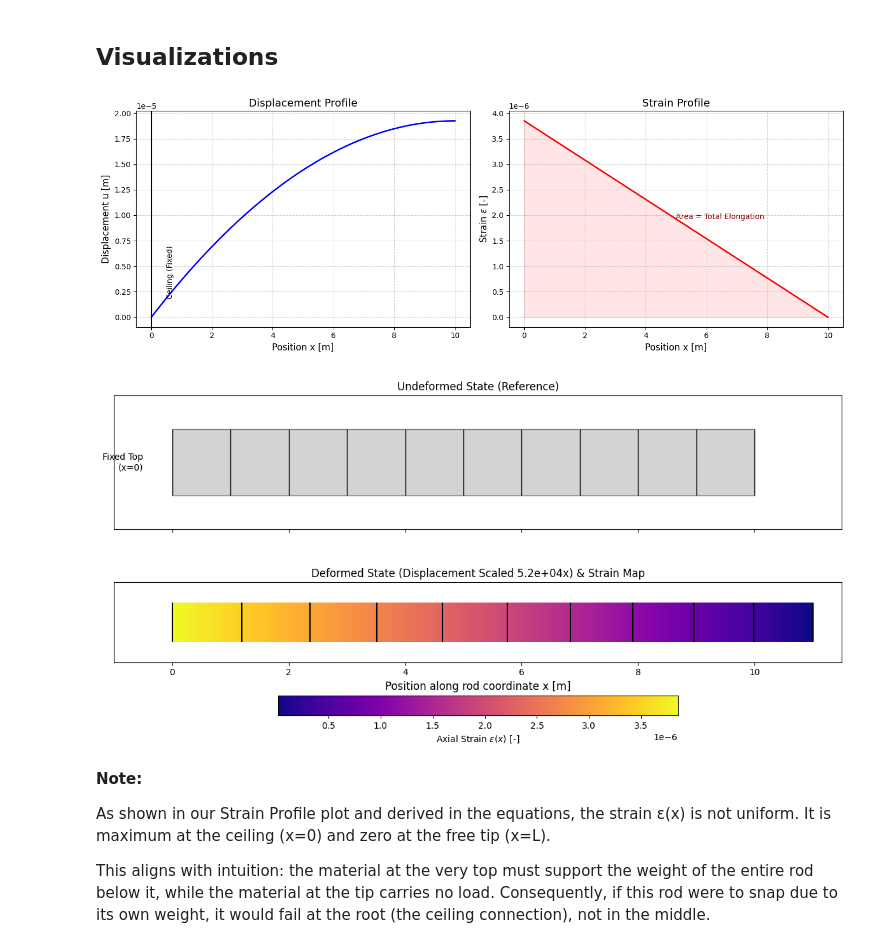
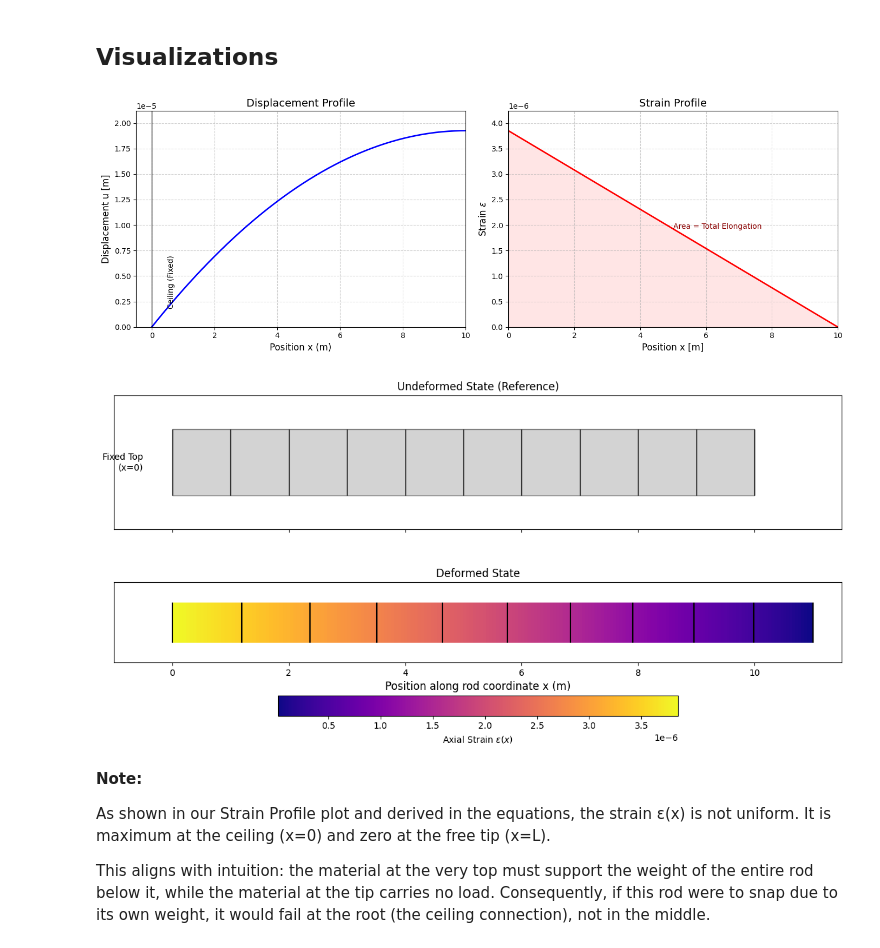
Before and after one commit to s-tirmizi/finite-element-analysis, a Jupyter notebook: 02_balance_of_linear_momentum.ipynb, the cells around one changed output. Cells and saved outputs as stored; diff of their text form; code cells hidden in the pictures.

```diff
--- a/02_balance_of_linear_momentum.ipynb
+++ b/02_balance_of_linear_momentum.ipynb
@@ -173,31 +175,35 @@ Maximum Strain (at root):   3.850e-06
 # %%
 # Create a figure with two subplots
 fig, ax = plt.subplots(1, 2, figsize=(14, 5))
 
 # Displacement u(x)
 ax[0].plot(x_domain, u_exact, label='Analytical u(x)', color='blue', linewidth=2)
 ax[0].set_title("Displacement Profile", fontsize=14)
-ax[0].set_xlabel("Position x [m]", fontsize=12)
-ax[0].set_ylabel("Displacement u [m]", fontsize=12)
+ax[0].set_xlabel("Position x (m)", fontsize=12)
+ax[0].set_ylabel("Displacement u (m)", fontsize=12)
 ax[0].grid(True, linestyle='--', alpha=0.6)
 ax[0].axvline(0, color='black', linewidth=1) # Ceiling
 ax[0].text(0.5, u_max*0.1, 'Ceiling (Fixed)', rotation=90)
+ax[0].set_xlim(-0.5, L)
+ax[0].set_ylim(0, u_max*1.1)
 
 # Strain epsilon(x)
 ax[1].plot(x_domain, eps_exact, label='Analytical Strain', color='red', linewidth=2)
 ax[1].set_title("Strain Profile", fontsize=14)
 ax[1].set_xlabel("Position x [m]", fontsize=12)
-ax[1].set_ylabel("Strain $\epsilon$ [-]", fontsize=12)
+ax[1].set_ylabel("Strain $\epsilon$", fontsize=12)
 ax[1].grid(True, linestyle='--', alpha=0.6)
+ax[1].set_xlim(0, L)
+ax[1].set_ylim(0, eps_max*1.1)
 
 # Fill area under curve to visualize "total elongation" integral
 ax[1].fill_between(x_domain, eps_exact, color='red', alpha=0.1)
 ax[1].text(L/2, eps_max/2, 'Area = Total Elongation', fontsize=10, color='darkred')
 
 plt.tight_layout()
 plt.show()
 # %% [output]
-[figure, old version]
+[figure, new version]
 # %%
 # Scaling factor: Real displacements are tiny. Scale up to 10% of L for visibility.
 scale_factor = 0.1 * L / np.max(u_exact)
@@ -256,20 +262,20 @@ for mx in marker_x:
                  colors='black', linestyles='-', linewidth=1.5)
 
 # Annotations
-ax[1].set_title(f"Deformed State (Displacement Scaled {scale_factor:.1e}x) & Strain Map", fontsize=12)
-ax[1].set_xlabel("Position along rod coordinate x [m]", fontsize=12)
+ax[1].set_title(f"Deformed State", fontsize=12)
+ax[1].set_xlabel("Position along rod coordinate x (m)", fontsize=12)
 ax[1].set_yticks([])
 ax[1].set_ylim(y_center_deformed - bar_height, y_center_deformed + bar_height)
 
 # Add Colorbar for Strain
 cbar = plt.colorbar(pc, ax=ax[1], orientation='horizontal', pad=0.25)
-cbar.set_label('Axial Strain $\epsilon(x)$ [-]', fontsize=10)
+cbar.set_label('Axial Strain $\epsilon(x)$', fontsize=10)
 
 plt.tight_layout()
 plt.subplots_adjust(hspace=0.4) # Add space between subplots
 plt.show()
 # %% [output]
-[figure, old version]
+[figure, new version]
 # %% [markdown]
 **Note:**
 
```
Also changed, not shown: parts of 2 cells of this notebook.
